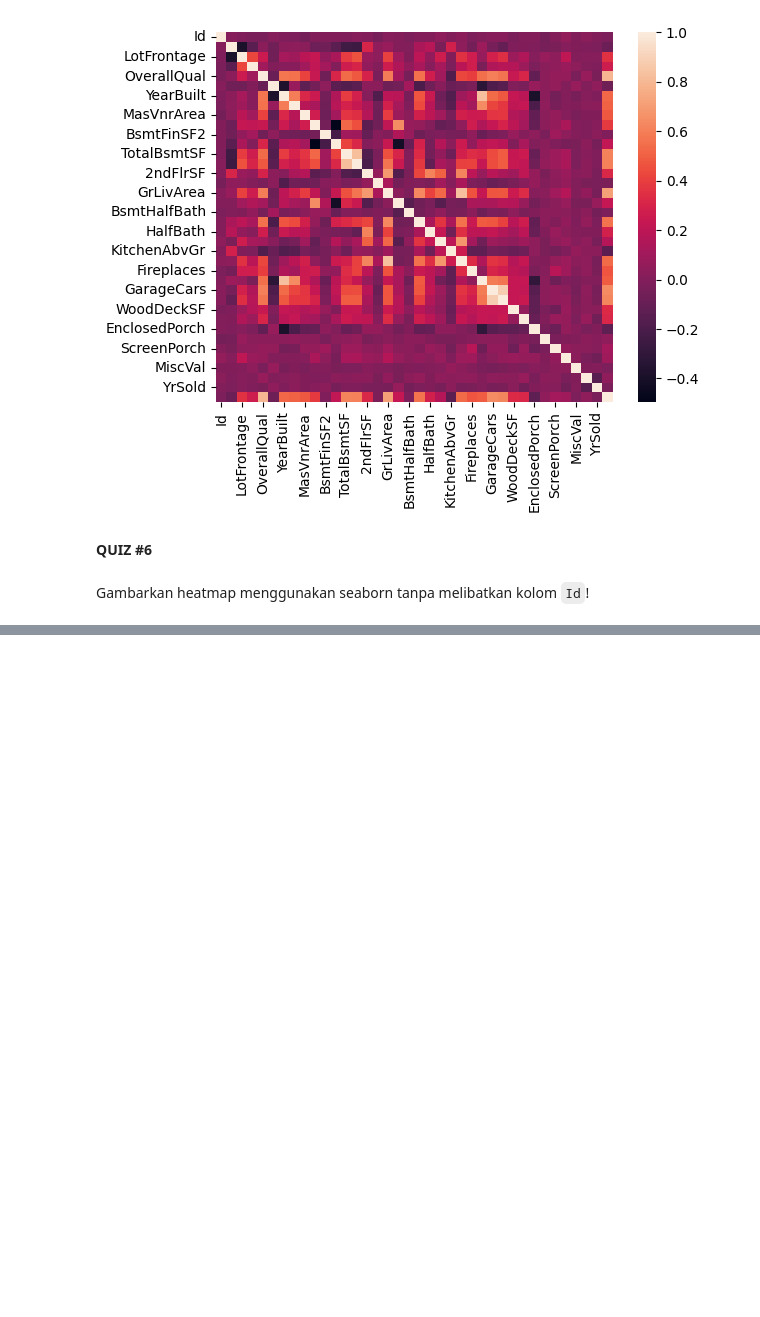
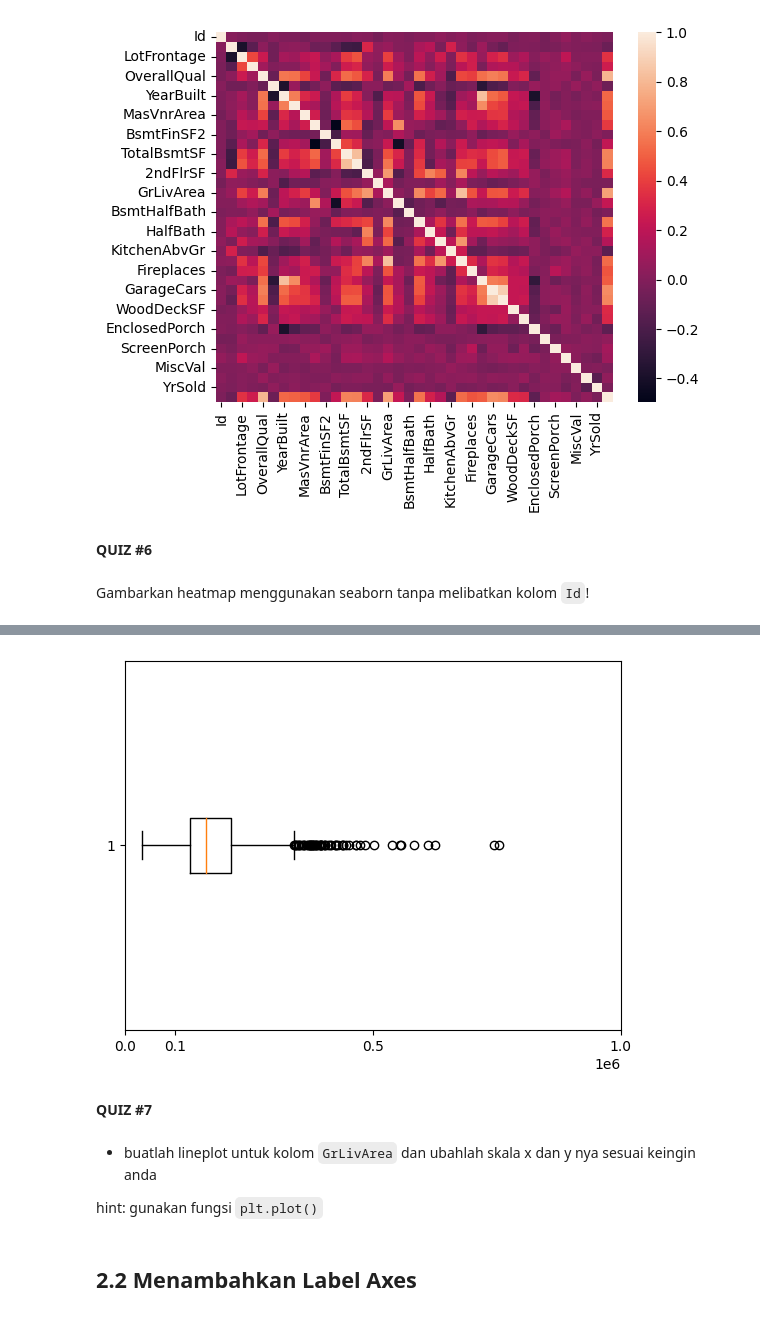
Before and after one commit to romstormy27/contdev_houseprice, a Jupyter notebook: notebooks/video_learning.ipynb, the cells around one changed output, grey strips where cells are left out. Cells and saved outputs as stored; diff of their text form; code cells hidden in the pictures; blank space fills up the shorter version.

```diff
--- a/notebooks/video_learning.ipynb
+++ b/notebooks/video_learning.ipynb
@@ -297,0 +320,19 @@ Gambarkan heatmap menggunakan seaborn tanpa melibatkan kolom `Id`!
+# %%
+# buat boxplot dari SalePrice
+plt.boxplot(df["SalePrice"], vert=False)
+
+# scale the xticks
+plt.xticks([0,100000,500000,1000000])
+
+# show boxplot
+plt.show()
+# %% [output]
+[figure, added]
+# %% [markdown]
+**QUIZ #7**
+# %% [markdown]
+* buatlah lineplot untuk kolom `GrLivArea` dan ubahlah skala x dan y nya sesuai keingin anda
+
+hint: gunakan fungsi `plt.plot()`
+# %% [markdown]
+## 2.2 Menambahkan Label Axes
```
Also changed, not shown: parts of 45 cells of this notebook, 1 other file.
